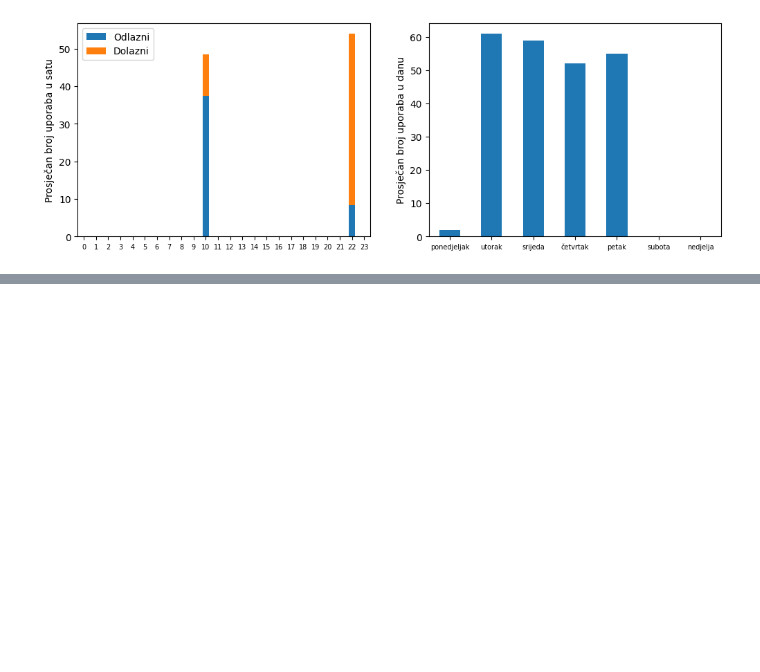
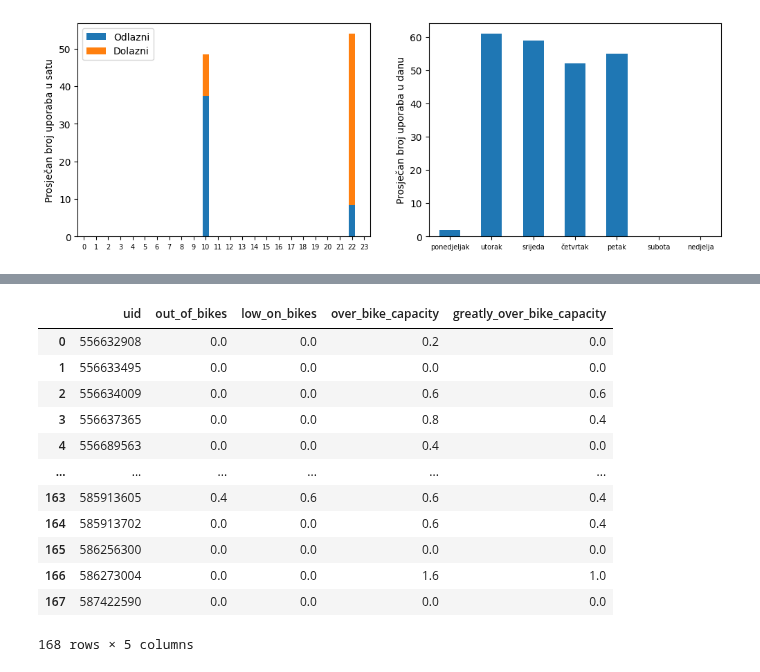
Before and after one commit to Mkranj/BajsBoard, a Jupyter notebook: notebooks/analyse_stations.ipynb, the cells around one changed output, grey strips where cells are left out. Cells and saved outputs as stored; diff of their text form; code cells hidden in the pictures; blank space fills up the shorter version.

```diff
--- a/notebooks/analyse_stations.ipynb
+++ b/notebooks/analyse_stations.ipynb
@@ -581,0 +643,21 @@ m
+# %%
+daily.groupby("uid").agg({
+    "out_of_bikes": "mean",
+    "low_on_bikes": "mean",
+    "over_bike_capacity": "mean",
+    "greatly_over_bike_capacity": "mean"
+}).reset_index()
+# %% [output]
+|  | uid | out_of_bikes | low_on_bikes | over_bike_capacity | greatly_over_bike_capacity |
+| 0 | 556632908 | 0.0 | 0.0 | 0.2 | 0.0 |
+| 1 | 556633495 | 0.0 | 0.0 | 0.0 | 0.0 |
+| 2 | 556634009 | 0.0 | 0.0 | 0.6 | 0.6 |
+| 3 | 556637365 | 0.0 | 0.0 | 0.8 | 0.4 |
+| 4 | 556689563 | 0.0 | 0.0 | 0.4 | 0.0 |
+| ... | ... | ... | ... | ... | ... |
+| 163 | 585913605 | 0.4 | 0.6 | 0.6 | 0.4 |
+| 164 | 585913702 | 0.0 | 0.0 | 0.6 | 0.4 |
+| 165 | 586256300 | 0.0 | 0.0 | 0.0 | 0.0 |
+| 166 | 586273004 | 0.0 | 0.0 | 1.6 | 1.0 |
+| 167 | 587422590 | 0.0 | 0.0 | 0.0 | 0.0 |
+168 rows × 5 columns
```
Also changed, not shown: parts of 16 cells of this notebook.
